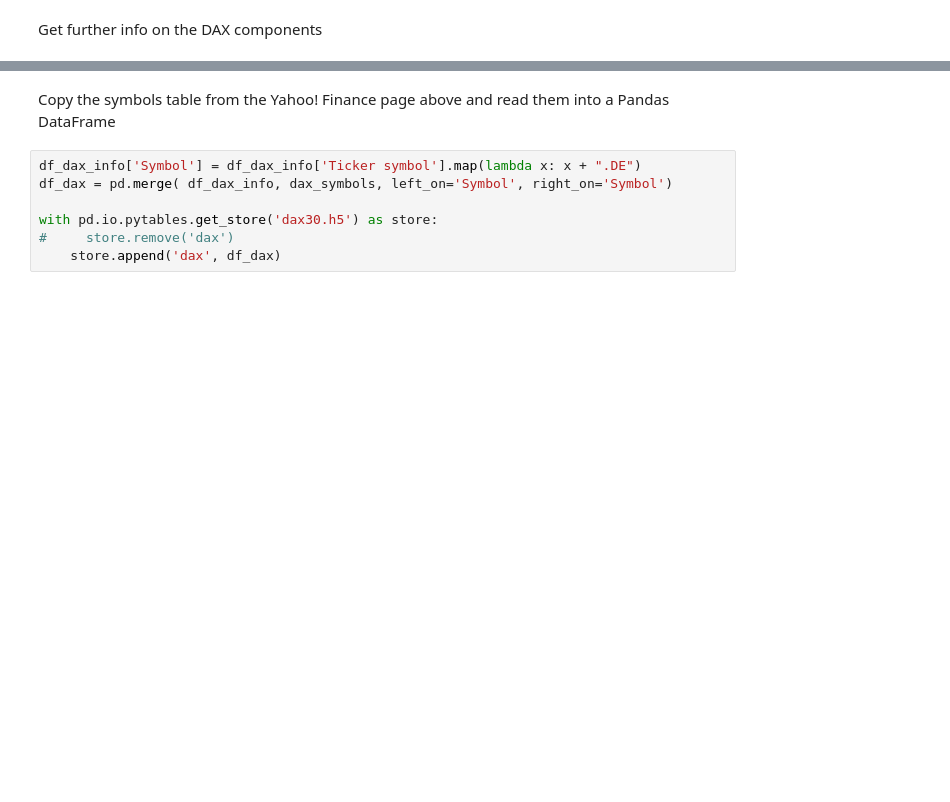
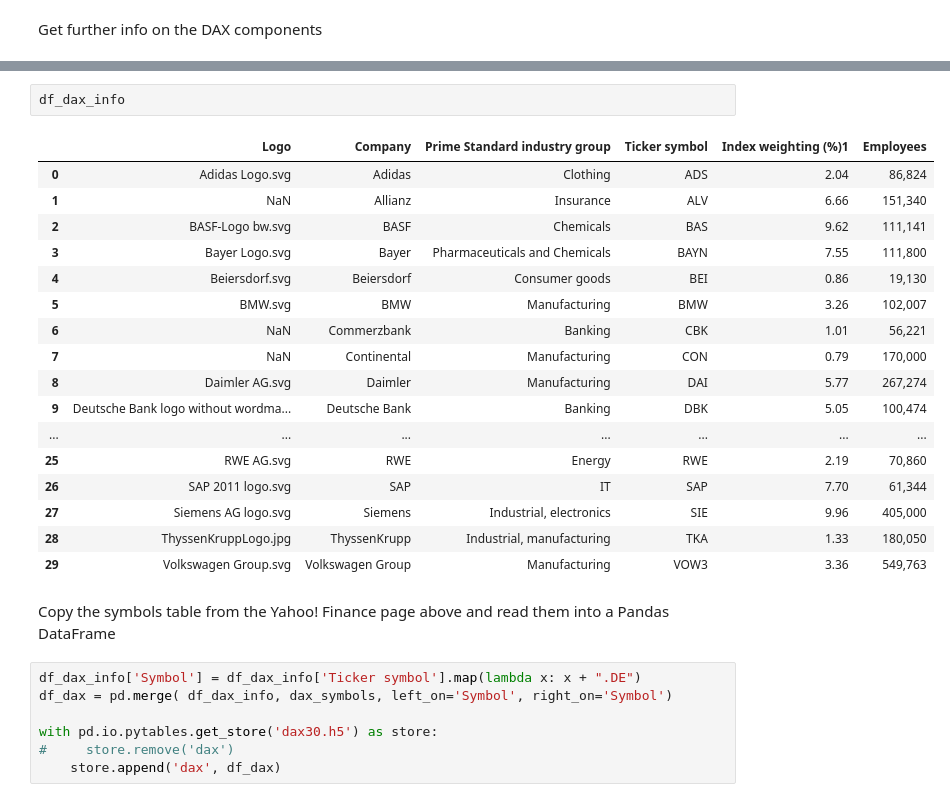
Before and after one commit to mvaz/PyData2014-Berlin, a Jupyter notebook: 1 - DAX30.ipynb, the cells around one changed output, grey strips where cells are left out. Saved outputs shown, nothing was run; the diff lists cells and outputs as text; blank space fills up the shorter version.

```diff
--- a/1 - DAX30.ipynb
+++ b/1 - DAX30.ipynb
@@ -100,6 +102,26 @@ Volkswagen Group.svg	Volkswagen Group	Manufacturing	VOW3	3.36	549,763"""
 
 from StringIO import StringIO
 df_dax_info = pd.read_table(StringIO(dax_info_en))
+# %%
+df_dax_info
+# %% [output]
+|  | Logo | Company | Prime Standard industry group | Ticker symbol | Index weighting (%)1 | Employees |
+| 0 | Adidas Logo.svg | Adidas | Clothing | ADS | 2.04 | 86,824 |
+| 1 | NaN | Allianz | Insurance | ALV | 6.66 | 151,340 |
+| 2 | BASF-Logo bw.svg | BASF | Chemicals | BAS | 9.62 | 111,141 |
+| 3 | Bayer Logo.svg | Bayer | Pharmaceuticals and Chemicals | BAYN | 7.55 | 111,800 |
+| 4 | Beiersdorf.svg | Beiersdorf | Consumer goods | BEI | 0.86 | 19,130 |
+| 5 | BMW.svg | BMW | Manufacturing | BMW | 3.26 | 102,007 |
+| 6 | NaN | Commerzbank | Banking | CBK | 1.01 | 56,221 |
+| 7 | NaN | Continental | Manufacturing | CON | 0.79 | 170,000 |
+| 8 | Daimler AG.svg | Daimler | Manufacturing | DAI | 5.77 | 267,274 |
+| 9 | Deutsche Bank logo without wordma... | Deutsche Bank | Banking | DBK | 5.05 | 100,474 |
+| ... | ... | ... | ... | ... | ... | ... |
+| 25 | RWE AG.svg | RWE | Energy | RWE | 2.19 | 70,860 |
+| 26 | SAP 2011 logo.svg | SAP | IT | SAP | 7.70 | 61,344 |
+| 27 | Siemens AG logo.svg | Siemens | Industrial, electronics | SIE | 9.96 | 405,000 |
+| 28 | ThyssenKruppLogo.jpg | ThyssenKrupp | Industrial, manufacturing | TKA | 1.33 | 180,050 |
+| 29 | Volkswagen Group.svg | Volkswagen Group | Manufacturing | VOW3 | 3.36 | 549,763 |
 # %% [markdown]
 Copy the symbols table from the Yahoo! Finance page above and read them into a Pandas DataFrame
 # %%
```
Also changed, not shown: parts of 10 cells of this notebook, 4 other files.
